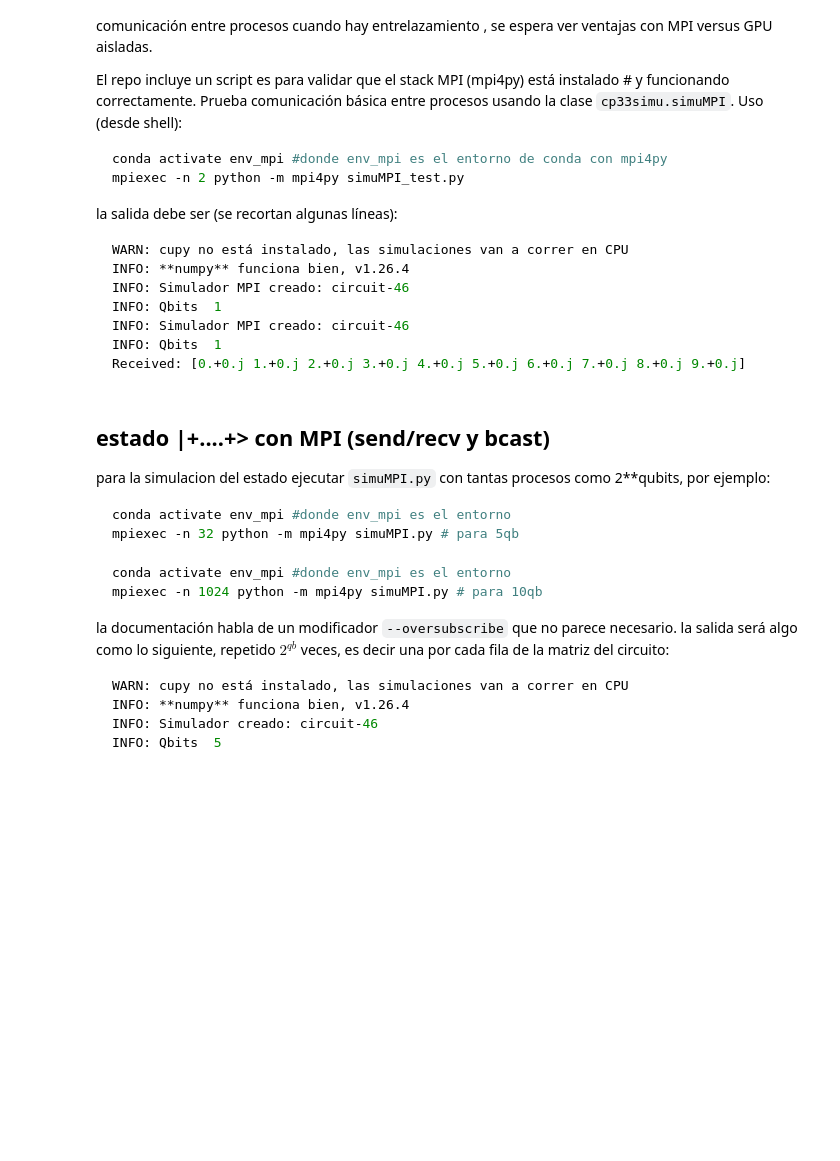
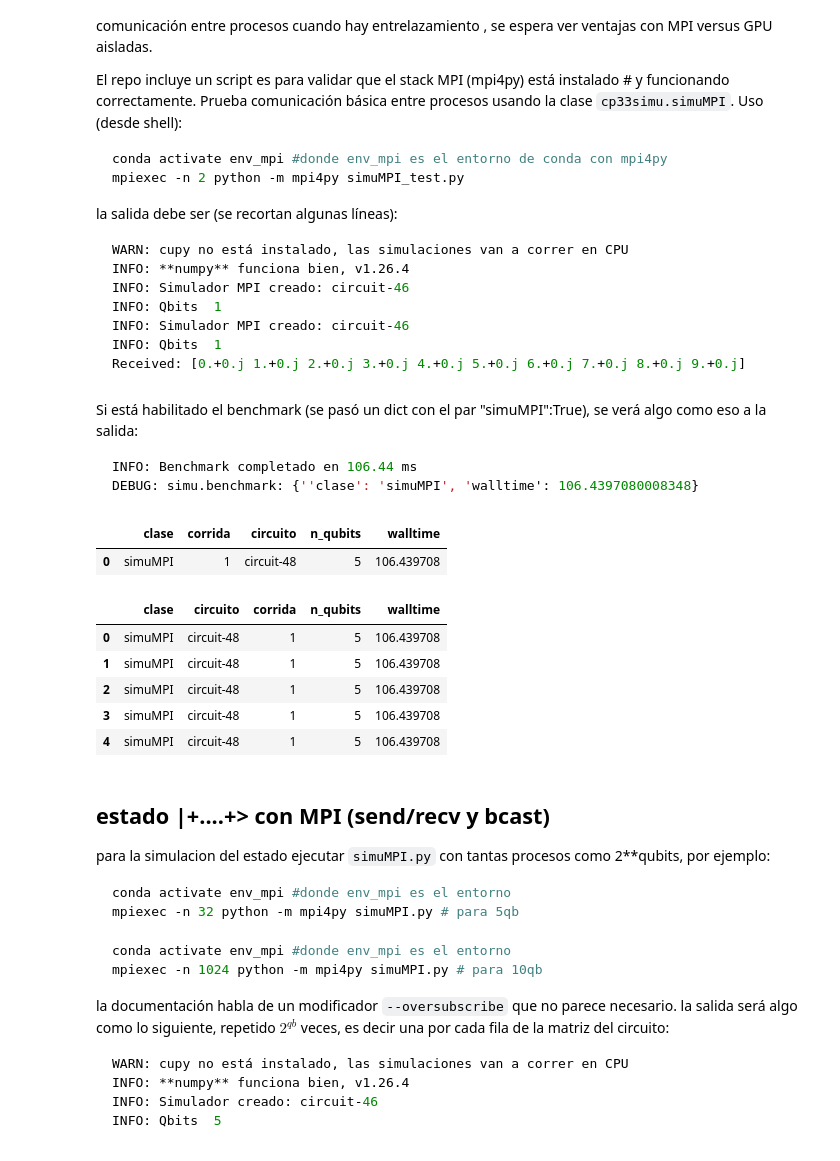
Before and after one commit to eterX/CP33simu, a Jupyter notebook: main.ipynb, the cells around one changed output. Drawn from its saved outputs; the diff is of its cells as text; code cells hidden in the pictures; blank space fills up the shorter version.

Commit message:
agrego infa para benchmark: diccionario global, y paametro en simuAbstracto. Implemento en simuMPI.py
"everything will be better in te morning" - Mary de Downtown Abbey

````diff
--- a/main.ipynb
+++ b/main.ipynb
@@ -25,7 +25,7 @@ import cp33simu
 # globales (perdón Niklaus) TODO: mandar a archivo de config
 num_qubits = 5  #número de qubits a simular
 corridas = 30 #corridas del Aer de benchmark
-
+benchmarks_requeridos = {"qiskit-aer":False, "simuMPI":True, "simuGPU":True, "simuGPUbajo":True} #Todo validar claves, o no :)
 
 ## verificamos CUDA y cupy
 _=list()
@@ -45,4 +45,21 @@ except Exception:
 finally:
     for tmp in _:
         del(tmp) # borro temporales
+
+
+
+# para benchmarks
+benchmarks_corridos = None
+if True in benchmarks_requeridos.values(): #probar esta sintaxis
+    print(f"INFO: benchmarks pedidos {[k for k, v in benchmarks_requeridos.items() if v]}")
+    print(f"INFO: benchmarks no pedidos {[k for k, v in benchmarks_requeridos.items() if not v]}")
+
+    import pandas as pd
+    benchmarks_columns=["clase",  #"qiskit-aer" o implementacion de simuabstracto
+                "circuito",
+                "corrida",
+                "num_qubits",
+                "walltime"]
+
+    benchmarks_corridos = pd.DataFrame(columns=benchmarks_columns)
 # %% [output]
@@ -401,6 +415,32 @@ INFO: Simulador MPI creado: circuit-46
 INFO: Qbits  1
 Received: [0.+0.j 1.+0.j 2.+0.j 3.+0.j 4.+0.j 5.+0.j 6.+0.j 7.+0.j 8.+0.j 9.+0.j]
 ```
+# %% [markdown]
+Si está habilitado el benchmark (se pasó un dict con el par "simuMPI":True), se verá algo como eso a la salida:
+
+```bash
+INFO: Benchmark completado en 106.44 ms
+DEBUG: simu.benchmark: {''clase': 'simuMPI', 'walltime': 106.4397080008348}
+```
+# %%
+# le meto los datos de simu.benchmark a mano...
+
+_=pd.DataFrame(columns=["clase","corrida","circuito","num_qubits","walltime"],
+               data=[["simuMPI","1",qc1.name,qc1.num_qubits,106.4397080008348],])
+display(_)
+benchmarks_corridos = pd.concat([benchmarks_corridos, _], ignore_index=True)
+# %% [output]
+|  | clase | corrida | circuito | n_qubits | walltime |
+| 0 | simuMPI | 1 | circuit-48 | 5 | 106.439708 |
+# %%
+benchmarks_corridos
+# %% [output]
+|  | clase | circuito | corrida | n_qubits | walltime |
+| 0 | simuMPI | circuit-48 | 1 | 5 | 106.439708 |
+| 1 | simuMPI | circuit-48 | 1 | 5 | 106.439708 |
+| 2 | simuMPI | circuit-48 | 1 | 5 | 106.439708 |
+| 3 | simuMPI | circuit-48 | 1 | 5 | 106.439708 |
+| 4 | simuMPI | circuit-48 | 1 | 5 | 106.439708 |
 # %% [markdown]
 ## estado |+....+> con MPI (send/recv y bcast)
 
````
Also changed, not shown: parts of 2 cells of this notebook, 2 other files.
